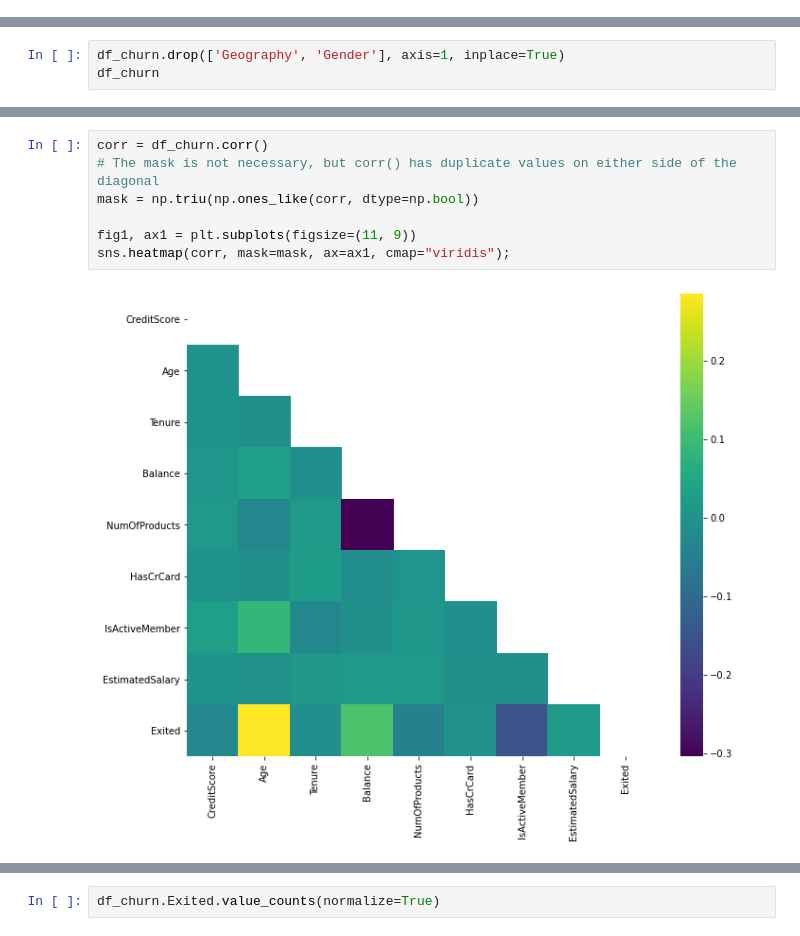
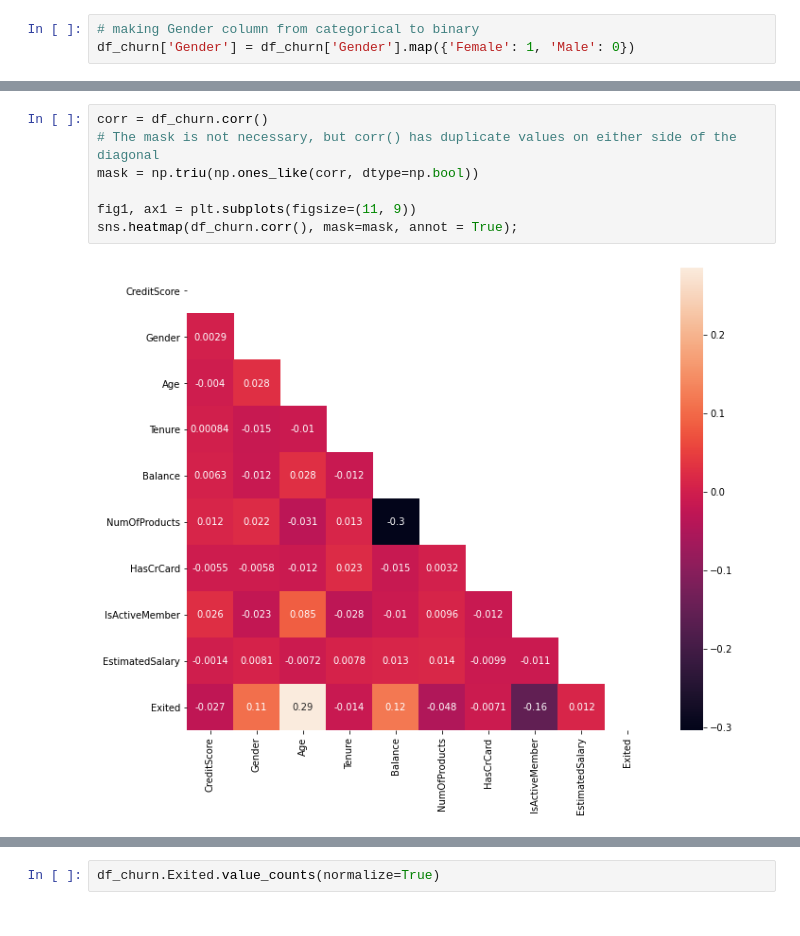
Before and after one commit to aligodspeed/Churn-bank-customer, a Jupyter notebook: notebooks/exploratory /eda.ipynb, the cells around one changed output, grey strips where cells are left out. Cells and saved outputs as stored; diff of their text form.

```diff
--- a/notebooks/exploratory /eda.ipynb
+++ b/notebooks/exploratory /eda.ipynb
@@ -35,3 +76,6 @@ df_churn = pd.read_csv('../../data/Churn_Modelling.csv')
+# %%
+# making Gender column from categorical to binary
+df_churn['Gender'] = df_churn['Gender'].map({'Female': 1, 'Male': 0})
 # %%
 df_churn.head()
 # %% [output]
@@ -54,3 +111,0 @@ df_churn.head()
-# %%
-df_churn.drop(['Geography', 'Gender'], axis=1, inplace=True)
-df_churn
@@ -71,9 +137,9 @@ df_churn
 # %%
 corr = df_churn.corr()
 # The mask is not necessary, but corr() has duplicate values on either side of the diagonal
 mask = np.triu(np.ones_like(corr, dtype=np.bool))
 
 fig1, ax1 = plt.subplots(figsize=(11, 9))
-sns.heatmap(corr, mask=mask, ax=ax1, cmap="viridis");
+sns.heatmap(df_churn.corr(), mask=mask, annot = True);
 # %% [output]
-[figure, old version]
+[figure, new version]
```
Also changed, not shown: parts of 26 cells of this notebook.
